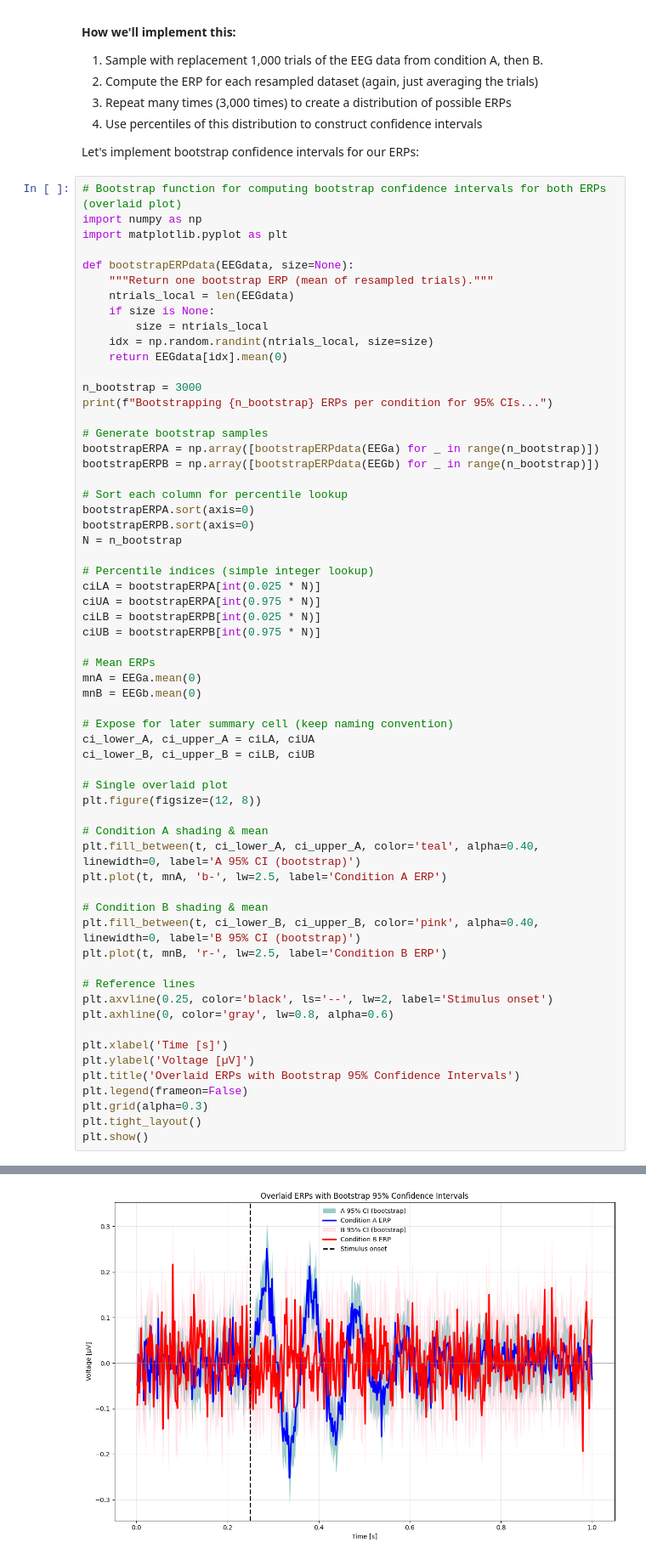
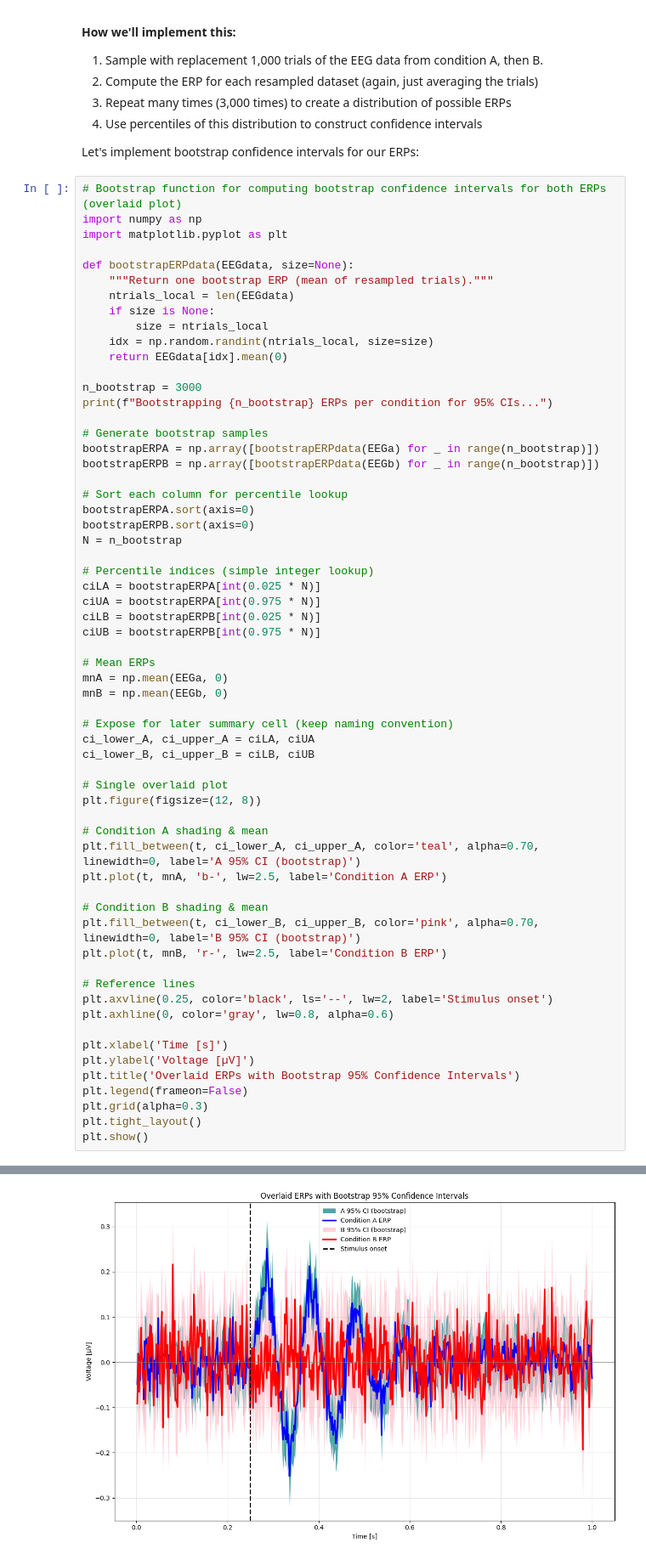
Before and after one commit to sebastianruizsebas/Python-Basics-4-Neuro-DataSci, a Jupyter notebook: part_2.ipynb, the cells around one changed output, grey strips where cells are left out. Shown at 85% size. Saved outputs shown, nothing was run; the diff lists cells and outputs as text.

```diff
--- a/part_2.ipynb
+++ b/part_2.ipynb
@@ -515,38 +515,38 @@ ciLB = bootstrapERPB[int(0.025 * N)]
 ciUB = bootstrapERPB[int(0.975 * N)]
 
 # Mean ERPs
-mnA = EEGa.mean(0)
-mnB = EEGb.mean(0)
+mnA = np.mean(EEGa, 0)
+mnB = np.mean(EEGb, 0)
 
 # Expose for later summary cell (keep naming convention)
 ci_lower_A, ci_upper_A = ciLA, ciUA
 ci_lower_B, ci_upper_B = ciLB, ciUB
 
 # Single overlaid plot
 plt.figure(figsize=(12, 8))
 
 # Condition A shading & mean
-plt.fill_between(t, ci_lower_A, ci_upper_A, color='teal', alpha=0.40, linewidth=0, label='A 95% CI (bootstrap)')
+plt.fill_between(t, ci_lower_A, ci_upper_A, color='teal', alpha=0.70, linewidth=0, label='A 95% CI (bootstrap)')
 plt.plot(t, mnA, 'b-', lw=2.5, label='Condition A ERP')
 
 # Condition B shading & mean
-plt.fill_between(t, ci_lower_B, ci_upper_B, color='pink', alpha=0.40, linewidth=0, label='B 95% CI (bootstrap)')
+plt.fill_between(t, ci_lower_B, ci_upper_B, color='pink', alpha=0.70, linewidth=0, label='B 95% CI (bootstrap)')
 plt.plot(t, mnB, 'r-', lw=2.5, label='Condition B ERP')
 
 # Reference lines
 plt.axvline(0.25, color='black', ls='--', lw=2, label='Stimulus onset')
 plt.axhline(0, color='gray', lw=0.8, alpha=0.6)
 
 plt.xlabel('Time [s]')
 plt.ylabel('Voltage [µV]')
 plt.title('Overlaid ERPs with Bootstrap 95% Confidence Intervals')
 plt.legend(frameon=False)
 plt.grid(alpha=0.3)
 plt.tight_layout()
 plt.show()
 # %% [output]
 Bootstrapping 3000 ERPs per condition for 95% CIs...
-[figure, old version]
+[figure, new version]
 # %% [markdown]
 ## 5b. Comparing the ERPs between both conditions: Bootstrap test
 
```
Also changed, not shown: parts of 6 cells of this notebook.
